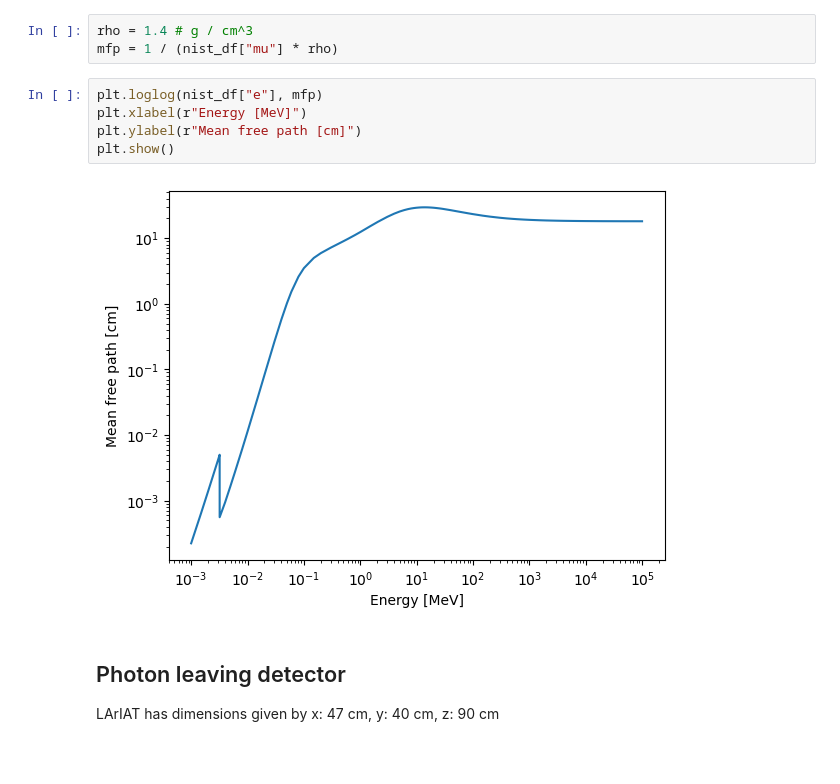
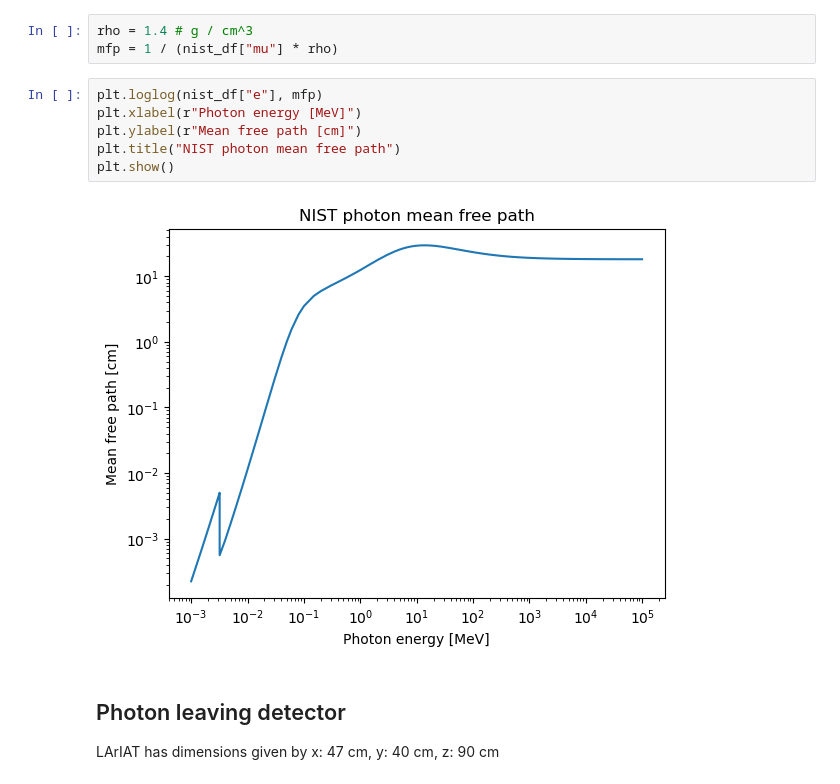
Before and after one commit to epelaaez/LArIATCode, a Jupyter notebook: notebooks/sim.ipynb, the cells around one changed output. Drawn from its saved outputs; the diff is of its cells as text; blank space fills up the shorter version.

```diff
--- a/notebooks/sim.ipynb
+++ b/notebooks/sim.ipynb
@@ -34,11 +35,12 @@ rho = 1.4 # g / cm^3
 mfp = 1 / (nist_df["mu"] * rho)
 # %%
 plt.loglog(nist_df["e"], mfp)
-plt.xlabel(r"Energy [MeV]")
+plt.xlabel(r"Photon energy [MeV]")
 plt.ylabel(r"Mean free path [cm]")
+plt.title("NIST photon mean free path")
 plt.show()
 # %% [output]
-[figure, old version]
+[figure, new version]
 # %% [markdown]
 ## Photon leaving detector
 
```
Also changed, not shown: parts of 7 cells of this notebook.
